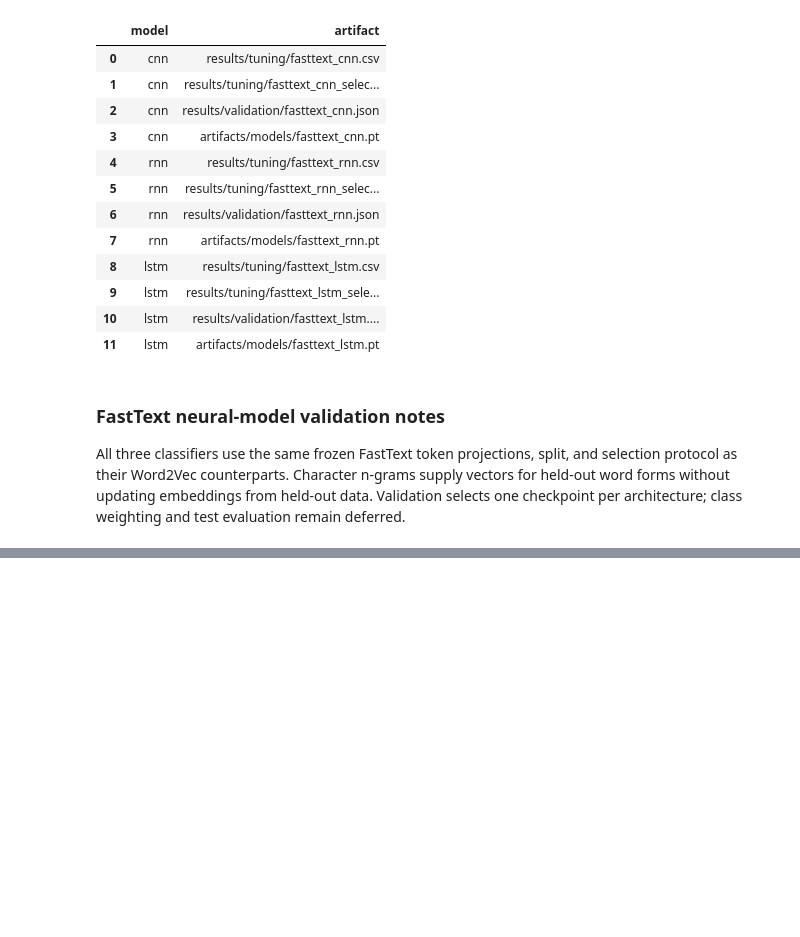
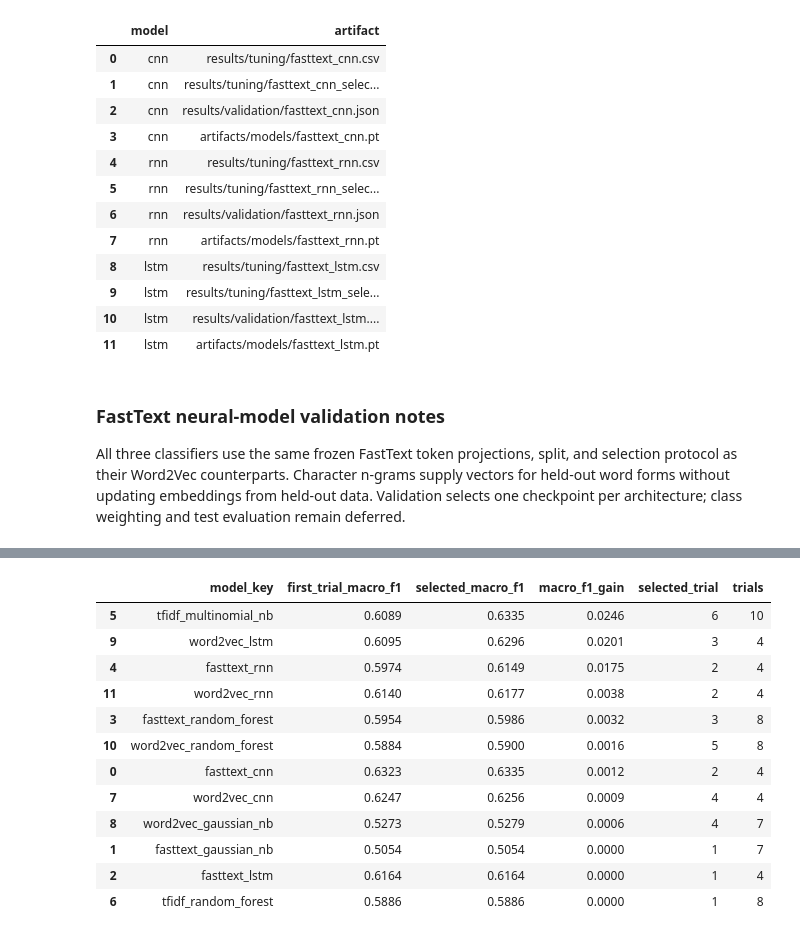
Before and after one commit to iAboud98/arabic-sentiment-analysis, a Jupyter notebook: notebooks/arabic_sentiment_analysis.ipynb, the cells around one changed output, grey strips where cells are left out. Cells and saved outputs as stored; diff of their text form; code cells hidden in the pictures; blank space fills up the shorter version.

```diff
--- a/notebooks/arabic_sentiment_analysis.ipynb
+++ b/notebooks/arabic_sentiment_analysis.ipynb
@@ -4338,0 +5445,64 @@ All three classifiers use the same frozen FastText token projections, split, and
+# %%
+final_model_comparison["representation_family"] = (
+    final_model_comparison["representation"].str.split("_").str[0]
+)
+classifier_family_map = {
+    "multinomial_naive_bayes": "traditional",
+    "gaussian_naive_bayes": "traditional",
+    "random_forest": "traditional",
+    "cnn": "non_sequential_neural",
+    "vanilla_rnn": "sequential_neural",
+    "lstm": "sequential_neural",
+}
+final_model_comparison["classifier_family"] = final_model_comparison[
+    "classifier"
+].map(classifier_family_map)
+representation_summary = (
+    final_model_comparison.groupby("representation_family", as_index=False)
+    .agg(
+        models=("model_key", "size"),
+        mean_validation_macro_f1=("validation_f1_macro", "mean"),
+        best_validation_macro_f1=("validation_f1_macro", "max"),
+        mean_test_macro_f1=("test_f1_macro", "mean"),
+        best_test_macro_f1=("test_f1_macro", "max"),
+    )
+    .sort_values("best_validation_macro_f1", ascending=False)
+)
+architecture_summary = (
+    final_model_comparison.groupby("classifier_family", as_index=False)
+    .agg(
+        models=("model_key", "size"),
+        mean_validation_macro_f1=("validation_f1_macro", "mean"),
+        mean_test_macro_f1=("test_f1_macro", "mean"),
+        best_test_macro_f1=("test_f1_macro", "max"),
+    )
+    .sort_values("mean_test_macro_f1", ascending=False)
+)
+tuning_gain_rows = []
+for tuning_path in sorted(tuning_results_directory.glob("*.csv")):
+    if tuning_path.stem.endswith("selected_history"):
+        continue
+    tuning_frame = pd.read_csv(tuning_path)
+    if "trial" not in tuning_frame or "f1_macro" not in tuning_frame:
+        continue
+    selected_row = tuning_frame.iloc[0]
+    first_trial_row = tuning_frame.loc[tuning_frame["trial"] == 1].iloc[0]
+    tuning_gain_rows.append(
+        {
+            "model_key": tuning_path.stem,
+            "first_trial_macro_f1": float(first_trial_row["f1_macro"]),
+            "selected_macro_f1": float(selected_row["f1_macro"]),
+            "macro_f1_gain": float(
+                selected_row["f1_macro"] - first_trial_row["f1_macro"]
+            ),
+            "selected_trial": int(selected_row["trial"]),
+            "trials": len(tuning_frame),
+        }
+    )
+tuning_gain_summary = pd.DataFrame(tuning_gain_rows).sort_values(
+    "macro_f1_gain", ascending=False
+)
+display(representation_summary.round(4))
+display(architecture_summary.round(4))
+display(tuning_gain_summary.round(4))
+# %% [output]
@@ -4338,0 +5517,13 @@ All three classifiers use the same frozen FastText token projections, split, and
+|  | model_key | first_trial_macro_f1 | selected_macro_f1 | macro_f1_gain | selected_trial | trials |
+| 5 | tfidf_multinomial_nb | 0.6089 | 0.6335 | 0.0246 | 6 | 10 |
+| 9 | word2vec_lstm | 0.6095 | 0.6296 | 0.0201 | 3 | 4 |
+| 4 | fasttext_rnn | 0.5974 | 0.6149 | 0.0175 | 2 | 4 |
+| 11 | word2vec_rnn | 0.6140 | 0.6177 | 0.0038 | 2 | 4 |
+| 3 | fasttext_random_forest | 0.5954 | 0.5986 | 0.0032 | 3 | 8 |
+| 10 | word2vec_random_forest | 0.5884 | 0.5900 | 0.0016 | 5 | 8 |
+| 0 | fasttext_cnn | 0.6323 | 0.6335 | 0.0012 | 2 | 4 |
+| 7 | word2vec_cnn | 0.6247 | 0.6256 | 0.0009 | 4 | 4 |
+| 8 | word2vec_gaussian_nb | 0.5273 | 0.5279 | 0.0006 | 4 | 7 |
+| 1 | fasttext_gaussian_nb | 0.5054 | 0.5054 | 0.0000 | 1 | 7 |
+| 2 | fasttext_lstm | 0.6164 | 0.6164 | 0.0000 | 1 | 4 |
+| 6 | tfidf_random_forest | 0.5886 | 0.5886 | 0.0000 | 1 | 8 |
```
Also changed, not shown: parts of 35 cells of this notebook, 31 other files.
